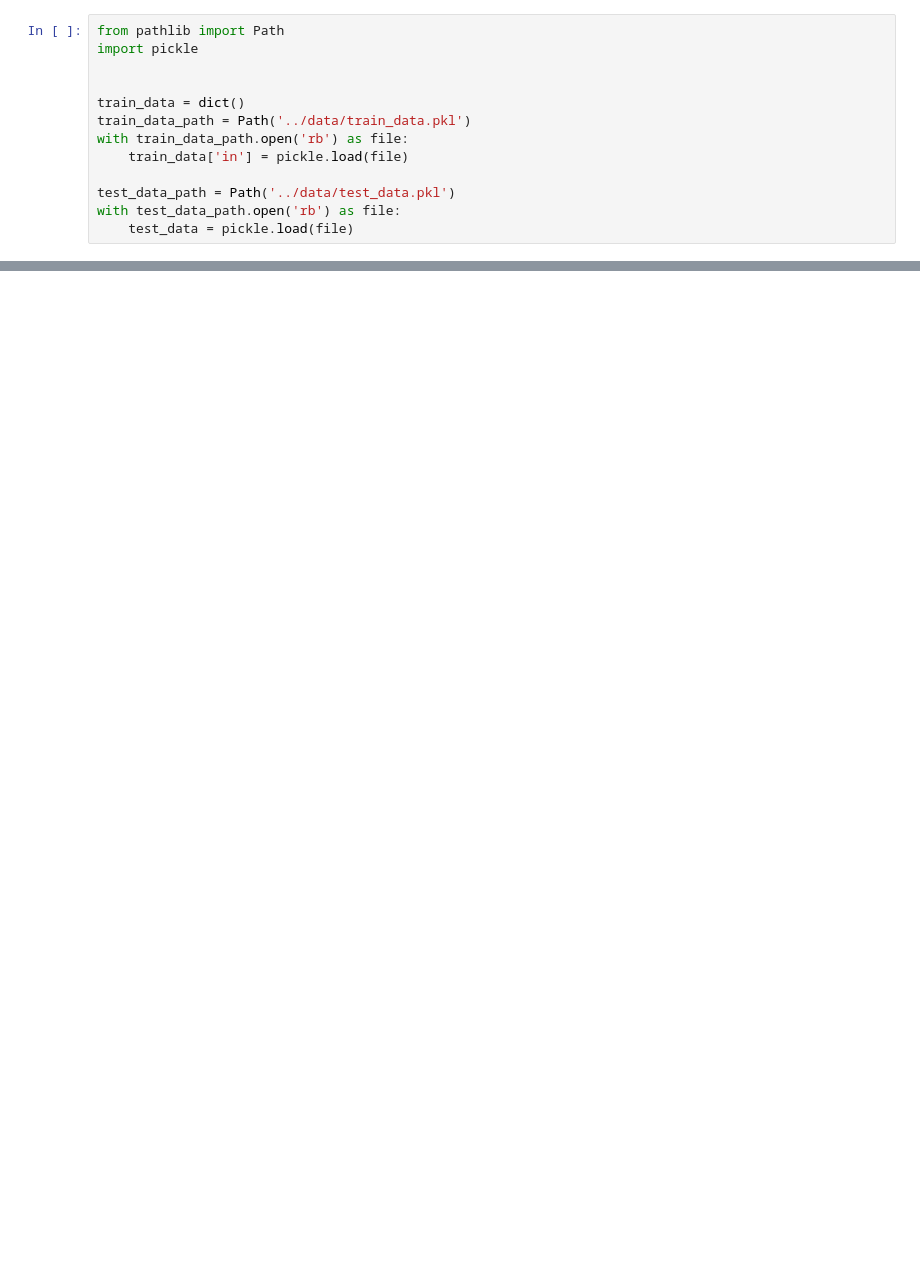
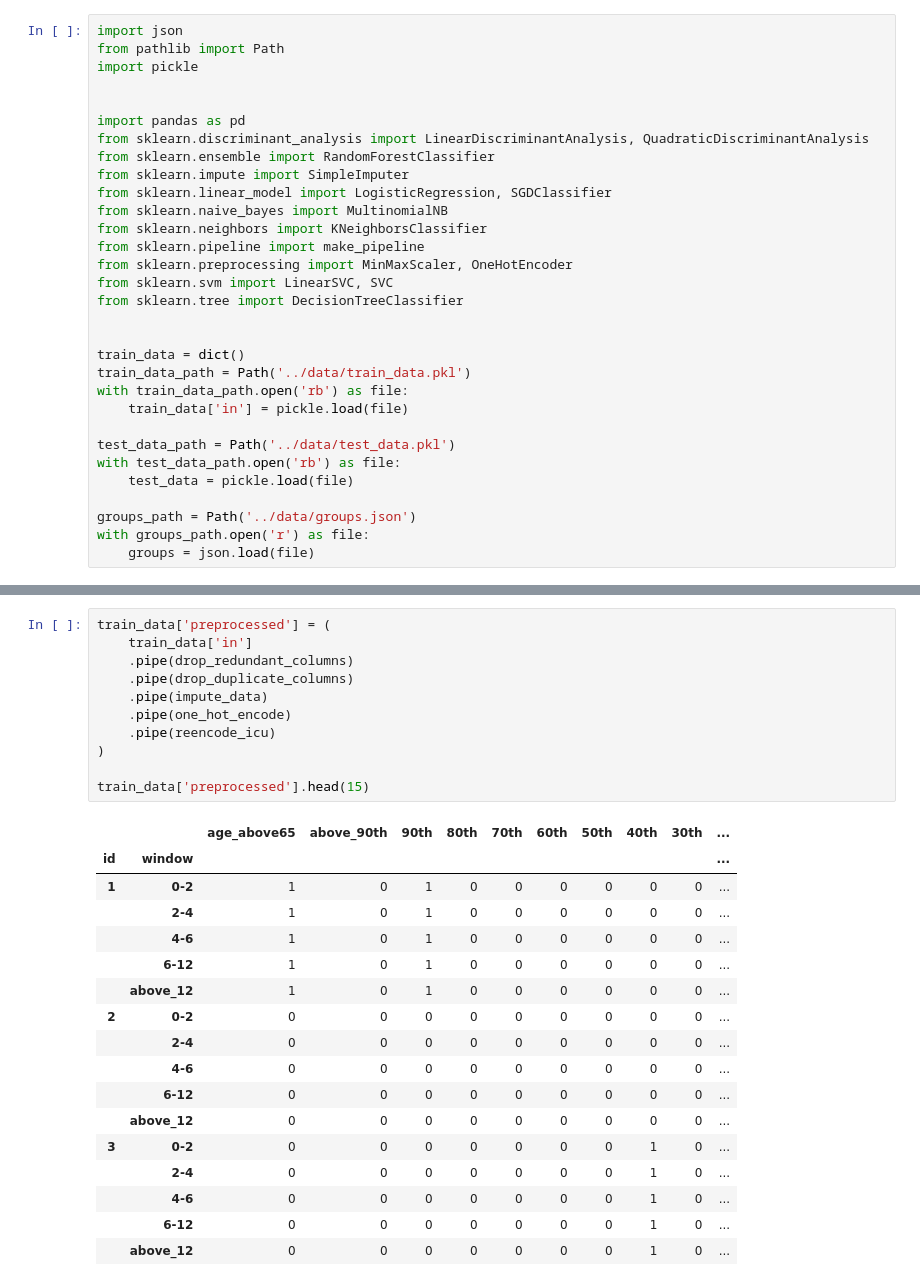
Before and after one commit to eduardopaul/covid-sirio-libanes, a Jupyter notebook: notebooks/04-train.ipynb, the cells around one changed output, grey strips where cells are left out. Cells and saved outputs as stored; diff of their text form; blank space fills up the shorter version.

```diff
--- a/notebooks/04-train.ipynb
+++ b/notebooks/04-train.ipynb
@@ -1,6 +5,20 @@
 # %%
+import json
 from pathlib import Path
 import pickle
+
+
+import pandas as pd
+from sklearn.discriminant_analysis import LinearDiscriminantAnalysis, QuadraticDiscriminantAnalysis
+from sklearn.ensemble import RandomForestClassifier
+from sklearn.impute import SimpleImputer
+from sklearn.linear_model import LogisticRegression, SGDClassifier
+from sklearn.naive_bayes import MultinomialNB
+from sklearn.neighbors import KNeighborsClassifier
+from sklearn.pipeline import make_pipeline
+from sklearn.preprocessing import MinMaxScaler, OneHotEncoder
+from sklearn.svm import LinearSVC, SVC
+from sklearn.tree import DecisionTreeClassifier
 
 
 train_data = dict()
@@ -11,3 +29,7 @@ with train_data_path.open('rb') as file:
 test_data_path = Path('../data/test_data.pkl')
 with test_data_path.open('rb') as file:
     test_data = pickle.load(file)
+
+groups_path = Path('../data/groups.json')
+with groups_path.open('r') as file:
+    groups = json.load(file)
@@ -23,0 +209,29 @@ from sklearn.pipeline import Pipeline
+# %%
+train_data['preprocessed'] = (
+    train_data['in']
+    .pipe(drop_redundant_columns)
+    .pipe(drop_duplicate_columns)
+    .pipe(impute_data)
+    .pipe(one_hot_encode)
+    .pipe(reencode_icu)
+)
+
+train_data['preprocessed'].head(15)
+# %% [output]
+|  |  | age_above65 | above_90th | 90th | 80th | 70th | 60th | 50th | 40th | 30th | ... |
+| id | window |  |  |  |  |  |  |  |  |  | ... |
+| 1 | 0-2 | 1 | 0 | 1 | 0 | 0 | 0 | 0 | 0 | 0 | ... |
+|  | 2-4 | 1 | 0 | 1 | 0 | 0 | 0 | 0 | 0 | 0 | ... |
+|  | 4-6 | 1 | 0 | 1 | 0 | 0 | 0 | 0 | 0 | 0 | ... |
+|  | 6-12 | 1 | 0 | 1 | 0 | 0 | 0 | 0 | 0 | 0 | ... |
+|  | above_12 | 1 | 0 | 1 | 0 | 0 | 0 | 0 | 0 | 0 | ... |
+| 2 | 0-2 | 0 | 0 | 0 | 0 | 0 | 0 | 0 | 0 | 0 | ... |
+|  | 2-4 | 0 | 0 | 0 | 0 | 0 | 0 | 0 | 0 | 0 | ... |
+|  | 4-6 | 0 | 0 | 0 | 0 | 0 | 0 | 0 | 0 | 0 | ... |
+|  | 6-12 | 0 | 0 | 0 | 0 | 0 | 0 | 0 | 0 | 0 | ... |
+|  | above_12 | 0 | 0 | 0 | 0 | 0 | 0 | 0 | 0 | 0 | ... |
+| 3 | 0-2 | 0 | 0 | 0 | 0 | 0 | 0 | 0 | 1 | 0 | ... |
+|  | 2-4 | 0 | 0 | 0 | 0 | 0 | 0 | 0 | 1 | 0 | ... |
+|  | 4-6 | 0 | 0 | 0 | 0 | 0 | 0 | 0 | 1 | 0 | ... |
+|  | 6-12 | 0 | 0 | 0 | 0 | 0 | 0 | 0 | 1 | 0 | ... |
+|  | above_12 | 0 | 0 | 0 | 0 | 0 | 0 | 0 | 1 | 0 | ... |
```
Also changed, not shown: parts of 17 cells of this notebook.
